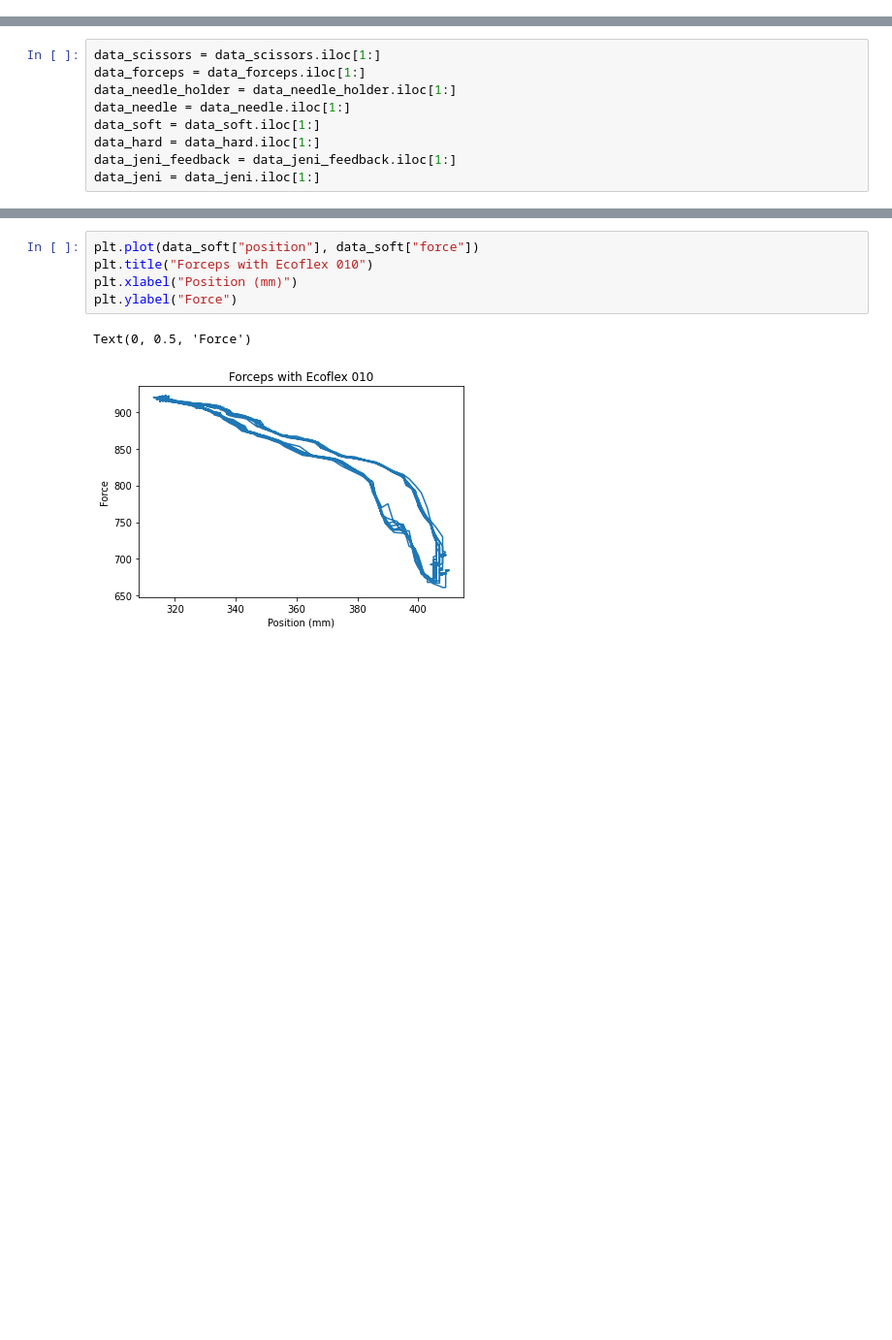
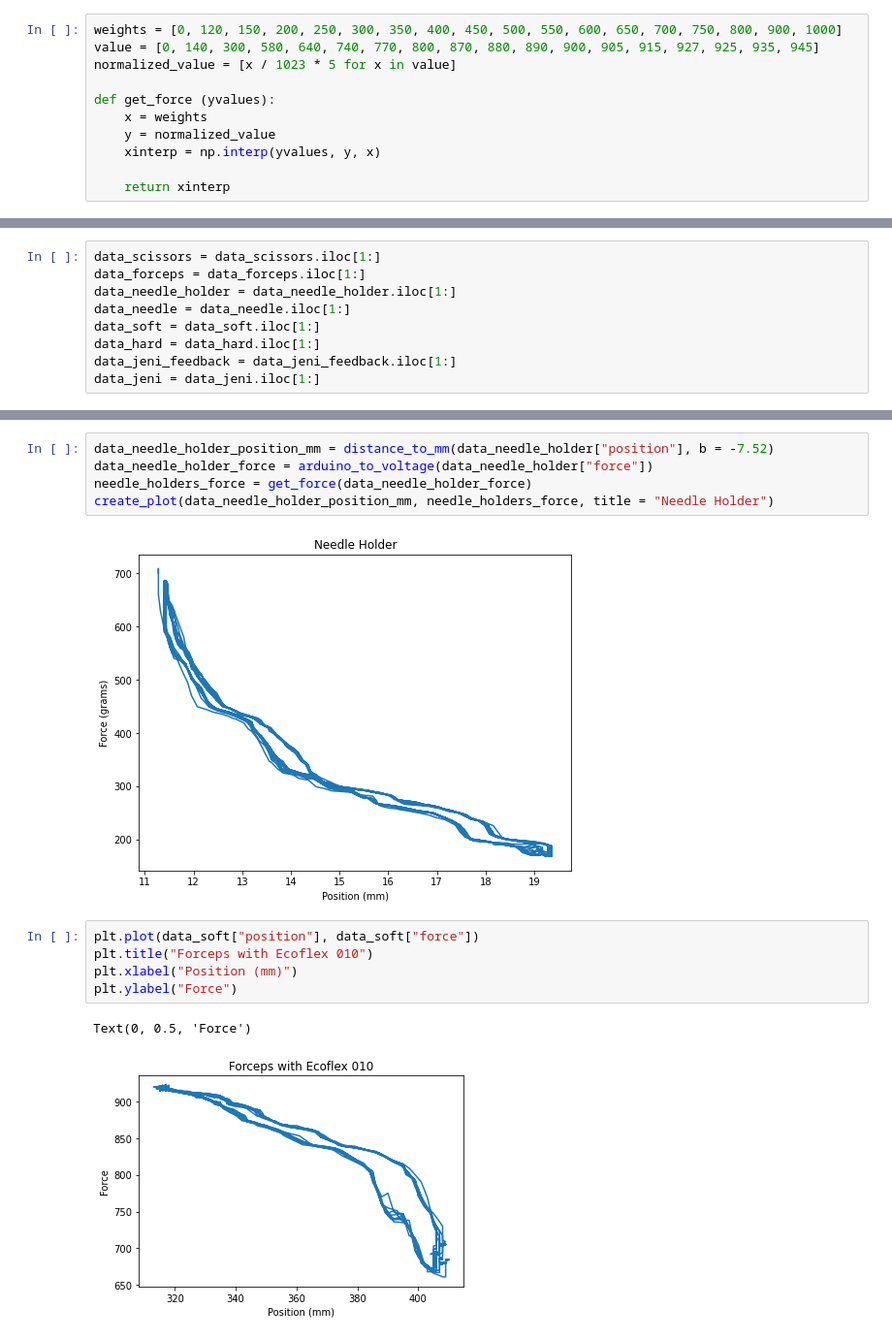
Before and after one commit to Jenirethvanessa/robotic_end-effector, a Jupyter notebook: forceplots.ipynb, the cells around one changed output, grey strips where cells are left out. Shown: that part at 97% size. Saved outputs shown, nothing was run; the diff lists cells and outputs as text; blank space fills up the shorter version.

```diff
--- a/forceplots.ipynb
+++ b/forceplots.ipynb
@@ -3,0 +5,11 @@ import matplotlib.pyplot as plt
+# %%
+weights = [0, 120, 150, 200, 250, 300, 350, 400, 450, 500, 550, 600, 650, 700, 750, 800, 900, 1000]
+value = [0, 140, 300, 580, 640, 740, 770, 800, 870, 880, 890, 900, 905, 915, 927, 925, 935, 945]
+normalized_value = [x / 1023 * 5 for x in value]
+
+def get_force (yvalues):
+    x = weights
+    y = normalized_value
+    xinterp = np.interp(yvalues, y, x)
+
+    return xinterp
@@ -106,3 +71,10 @@ Text(0, 0.5, 'Force')
+# %%
+data_needle_holder_position_mm = distance_to_mm(data_needle_holder["position"], b = -7.52)
+data_needle_holder_force = arduino_to_voltage(data_needle_holder["force"])
+needle_holders_force = get_force(data_needle_holder_force)
+create_plot(data_needle_holder_position_mm, needle_holders_force, title = "Needle Holder")
+# %% [output]
+[figure, added]
 # %%
 plt.plot(data_soft["position"], data_soft["force"])
 plt.title("Forceps with Ecoflex 010")
```
Also changed, not shown: parts of 25 cells of this notebook, 4 other files.
